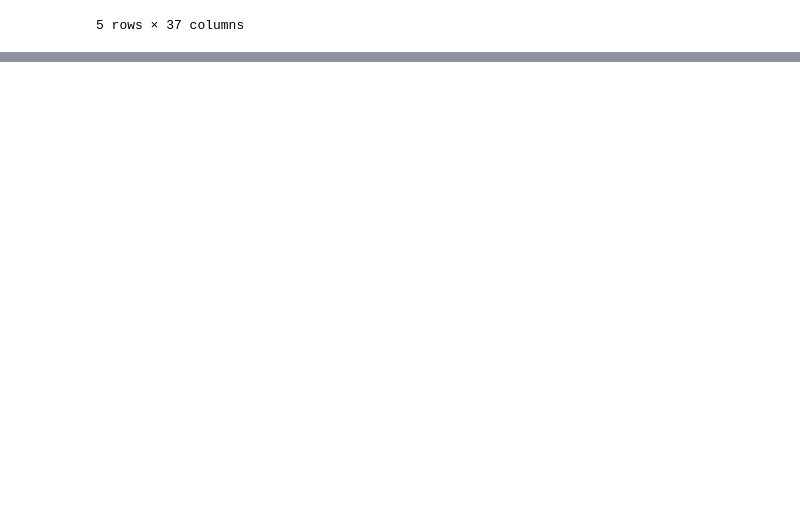
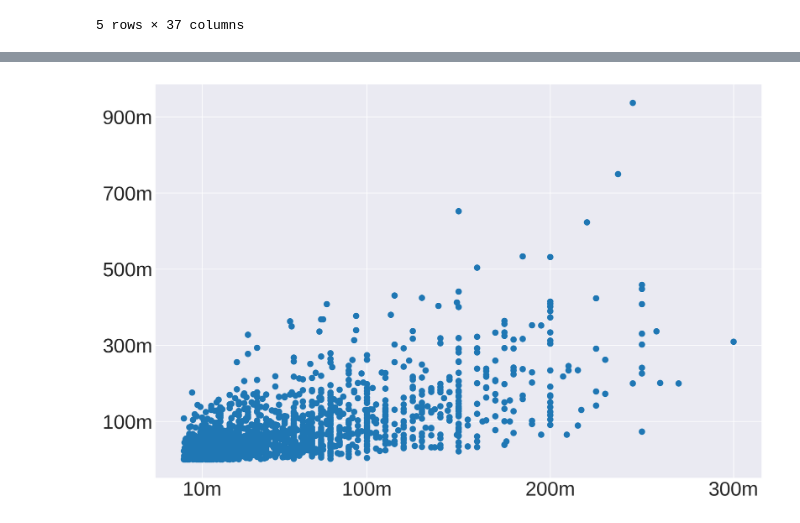
Before and after one commit to danallison/metis-work, a Jupyter notebook: week02-luther/Movie_EDA.ipynb, the cells around one changed output, grey strips where cells are left out. Cells and saved outputs as stored; diff of their text form; code cells hidden in the pictures; blank space fills up the shorter version.

```diff
--- a/week02-luther/Movie_EDA.ipynb
+++ b/week02-luther/Movie_EDA.ipynb
@@ -322,0 +339,7 @@ OLS Regression Results
+# %%
+plt.figure(figsize=(12,8), dpi=300)
+plt.xticks([1e7,1e8,2e8,3e8], ['10m', '100m', '200m', '300m'])
+plt.yticks([1e8,3e8, 5e8, 7e8, 9e8], ['100m', '300m', '500m', '700m', '900m'])
+plt.scatter(recent_df.production_budget, recent_df.domestic_total_gross);
+# %% [output]
+[figure, added]
```
Also changed, not shown: parts of 20 cells of this notebook, 1 other file.
